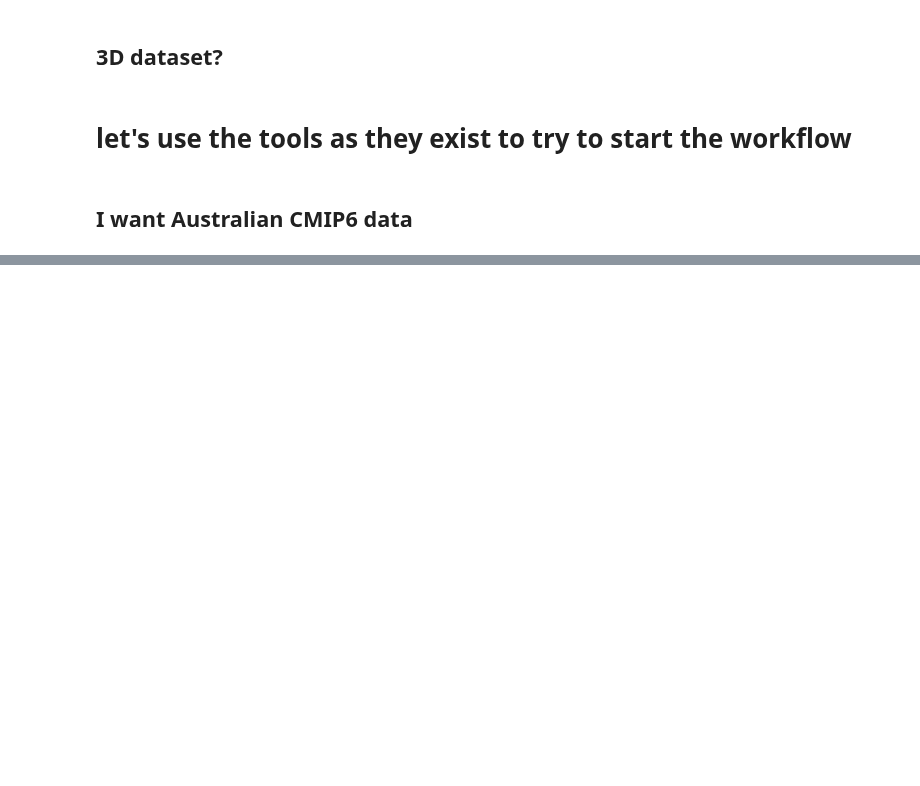
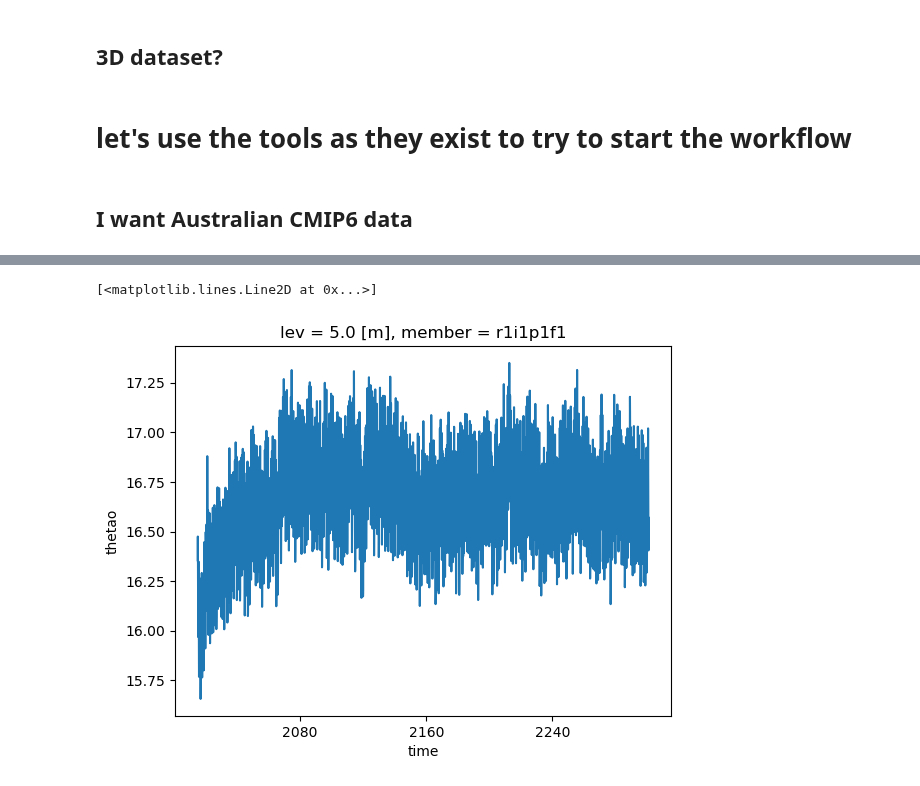
Before and after one commit to Thomas-Moore-Creative/ACDtools, a Jupyter notebook: notebooks/acdtools-dev-sandbox.ipynb, the cells around one changed output, grey strips where cells are left out. Drawn from its saved outputs; the diff is of its cells as text; code cells hidden in the pictures; blank space fills up the shorter version.

```diff
--- a/notebooks/acdtools-dev-sandbox.ipynb
+++ b/notebooks/acdtools-dev-sandbox.ipynb
@@ -311,0 +193,2 @@ for experiment_id, node in CSEPTA_datatree.items():
+# %%
+cmip6_fs38_datastore = load_cmip6_CLEX_datastore()
@@ -311,0 +246,5 @@ for experiment_id, node in CSEPTA_datatree.items():
+# %%
+search = cmip6_fs38_datastore.search(**load_config()['catalog_search_query_dict']['ACCESS_ESM15']['CSEPTA']['CLEX_catalog'])
+# %%
+%%time
+ds_ESM15_esorted = load_ACCESS_ESM_ensemble(search,use_cftime=True,chunking_key='ACCESS_ESM15_3D')
@@ -311,0 +294,3 @@ for experiment_id, node in CSEPTA_datatree.items():
+# %%
+data = ds_ESM15_esorted.isel({'lev':0,'member':0})
+data
@@ -311,0 +333,5 @@ for experiment_id, node in CSEPTA_datatree.items():
+# %%
+data.mean(dim=['i','j']).thetao.plot()
+# %% [output]
+[<matplotlib.lines.Line2D at 0x...>]
+[figure, added]
```
Also changed, not shown: parts of 20 cells of this notebook, 1 other file.
